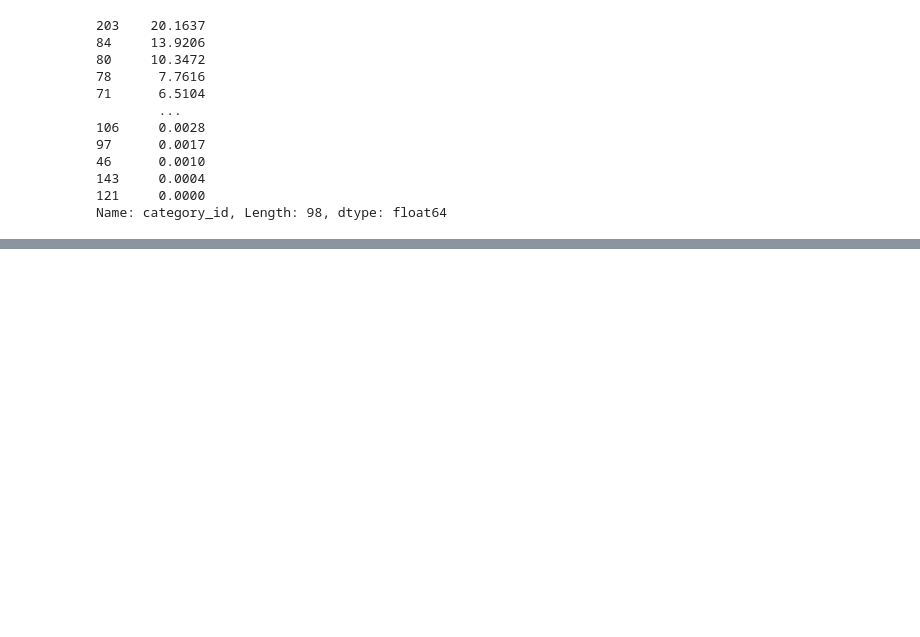
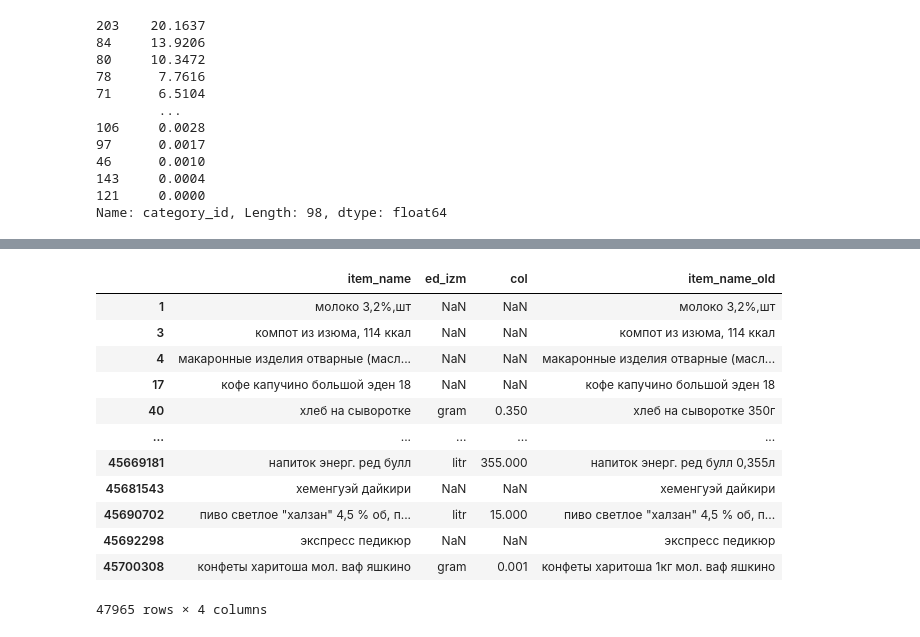
Before and after one commit to Mikhaylov-yv/Data_Fusion_Contest, a Jupyter notebook: Preliminary analysis.ipynb, the cells around one changed output, grey strips where cells are left out. Drawn from its saved outputs; the diff is of its cells as text; code cells hidden in the pictures; blank space fills up the shorter version.

```diff
--- a/Preliminary analysis.ipynb
+++ b/Preliminary analysis.ipynb
@@ -158,0 +122,18 @@ item_name_col_df[~pd.isna(item_name_col_df.ed_izm)]
+# %%
+item_name_col_df_trnsform = fn.add_ed_izm(item_name_col_df)
+item_name_col_df_trnsform['item_name_old'] = item_name_col_df['item_name']
+item_name_col_df_trnsform
+# %% [output]
+|  | item_name | ed_izm | col | item_name_old |
+| 1 | молоко 3,2%,шт | NaN | NaN | молоко 3,2%,шт |
+| 3 | компот из изюма, 114 ккал | NaN | NaN | компот из изюма, 114 ккал |
+| 4 | макаронные изделия отварные (масл... | NaN | NaN | макаронные изделия отварные (масл... |
+| 17 | кофе капучино большой эден 18 | NaN | NaN | кофе капучино большой эден 18 |
+| 40 | хлеб на сыворотке | gram | 0.350 | хлеб на сыворотке 350г |
+| ... | ... | ... | ... | ... |
+| 45669181 | напиток энерг. ред булл | litr | 355.000 | напиток энерг. ред булл 0,355л |
+| 45681543 | хеменгуэй дайкири | NaN | NaN | хеменгуэй дайкири |
+| 45690702 | пиво светлое "халзан" 4,5 % об, п... | litr | 15.000 | пиво светлое "халзан" 4,5 % об, п... |
+| 45692298 | экспресс педикюр | NaN | NaN | экспресс педикюр |
+| 45700308 | конфеты харитоша мол. ваф яшкино | gram | 0.001 | конфеты харитоша 1кг мол. ваф яшкино |
+47965 rows × 4 columns
```
Also changed, not shown: parts of 10 cells of this notebook, 8 other files.
